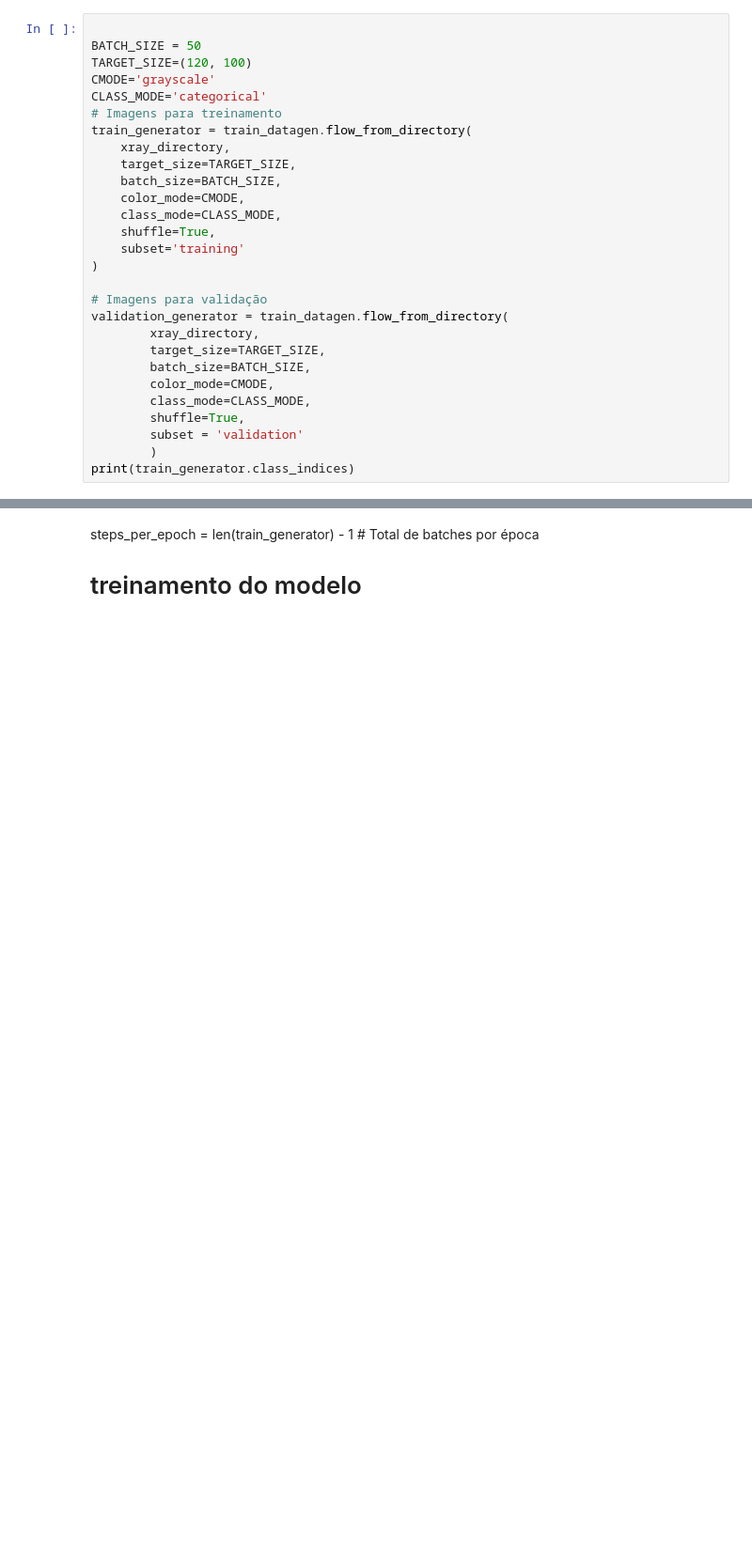
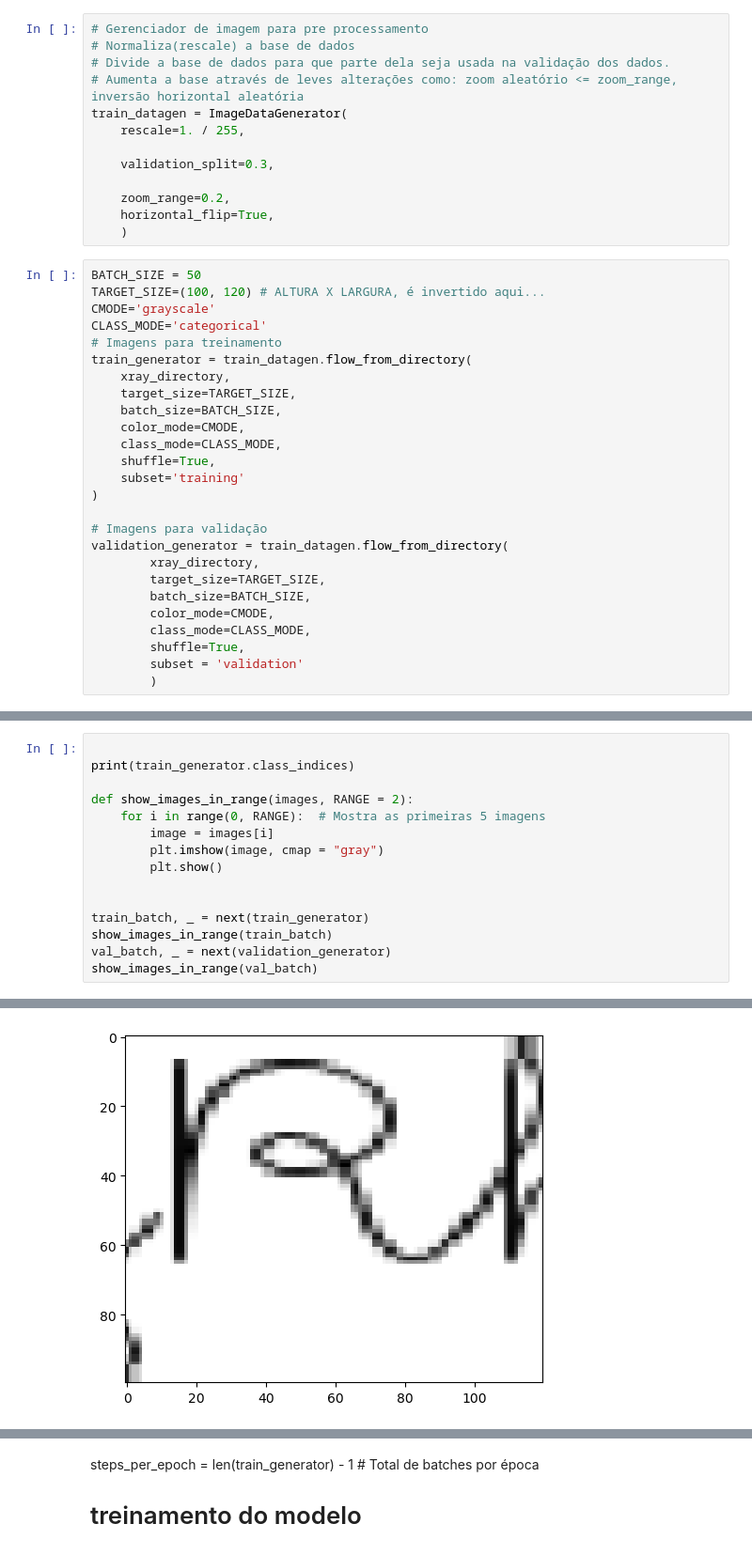
Before and after one commit to Pinais/AIstoriador, a Jupyter notebook: app_cropped_vgg16.ipynb, the cells around one changed output, grey strips where cells are left out. Shown: that part at 94% size. Drawn from its saved outputs; the diff is of its cells as text; blank space fills up the shorter version.

```diff
--- a/app_cropped_vgg16.ipynb
+++ b/app_cropped_vgg16.ipynb
@@ -161,7 +110,19 @@ early_stopping = EarlyStopping(monitor='loss', patience=3, verbose=1)
+# %%
+# Gerenciador de imagem para pre processamento
+# Normaliza(rescale) a base de dados
+# Divide a base de dados para que parte dela seja usada na validação dos dados.
+# Aumenta a base através de leves alterações como: zoom aleatório <= zoom_range, inversão horizontal aleatória
+train_datagen = ImageDataGenerator(
+    rescale=1. / 255,
+
+    validation_split=0.3,
+
+    zoom_range=0.2,
+    horizontal_flip=True,
+    )
 # %%
-
 BATCH_SIZE = 50
-TARGET_SIZE=(120, 100)
+TARGET_SIZE=(100, 120) # ALTURA X LARGURA, é invertido aqui...
 CMODE='grayscale'
 CLASS_MODE='categorical'
 # Imagens para treinamento
@@ -185,4 +146,3 @@ validation_generator = train_datagen.flow_from_directory(
         shuffle=True,
         subset = 'validation'
         )
-print(train_generator.class_indices)
@@ -188,0 +152,16 @@ print(train_generator.class_indices)
+# %%
+
+print(train_generator.class_indices)
+
+def show_images_in_range(images, RANGE = 2):
+    for i in range(0, RANGE):  # Mostra as primeiras 5 imagens
+        image = images[i]
+        plt.imshow(image, cmap = "gray")
+        plt.show()
+
+
+train_batch, _ = next(train_generator)
+show_images_in_range(train_batch)
+val_batch, _ = next(validation_generator)
+show_images_in_range(val_batch)
+# %% [output]
@@ -188,0 +169 @@ print(train_generator.class_indices)
+[figure, added]
```
Also changed, not shown: parts of 18 cells of this notebook, 2 other files.
